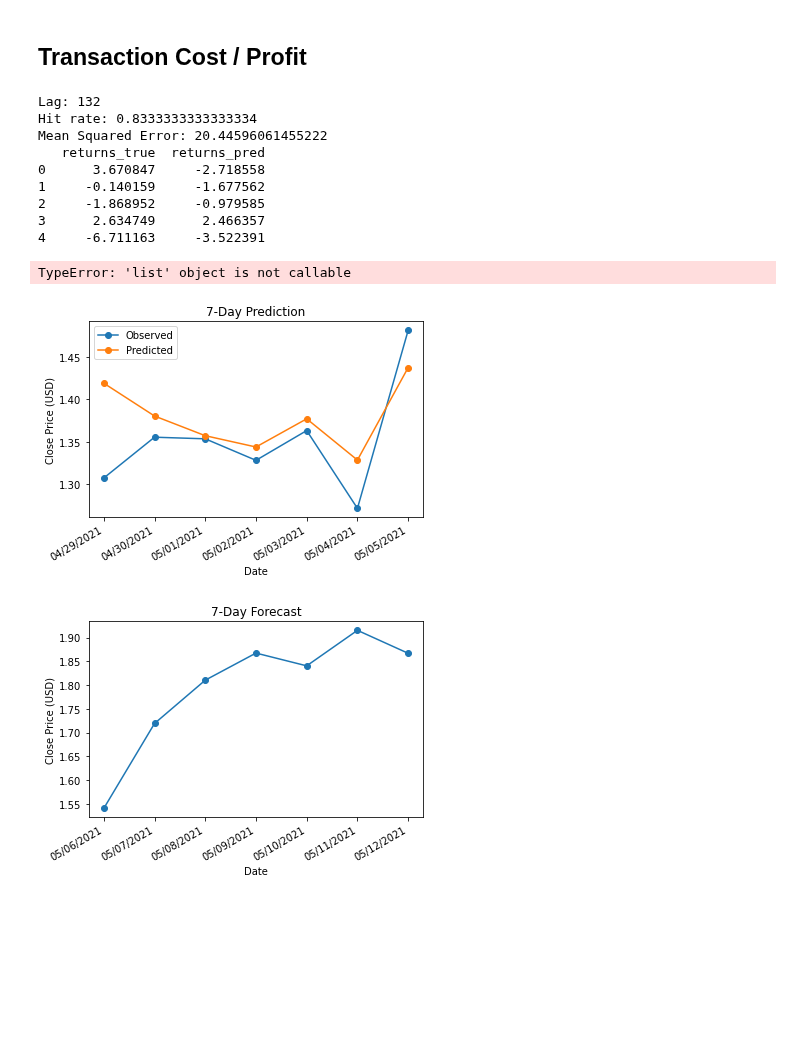
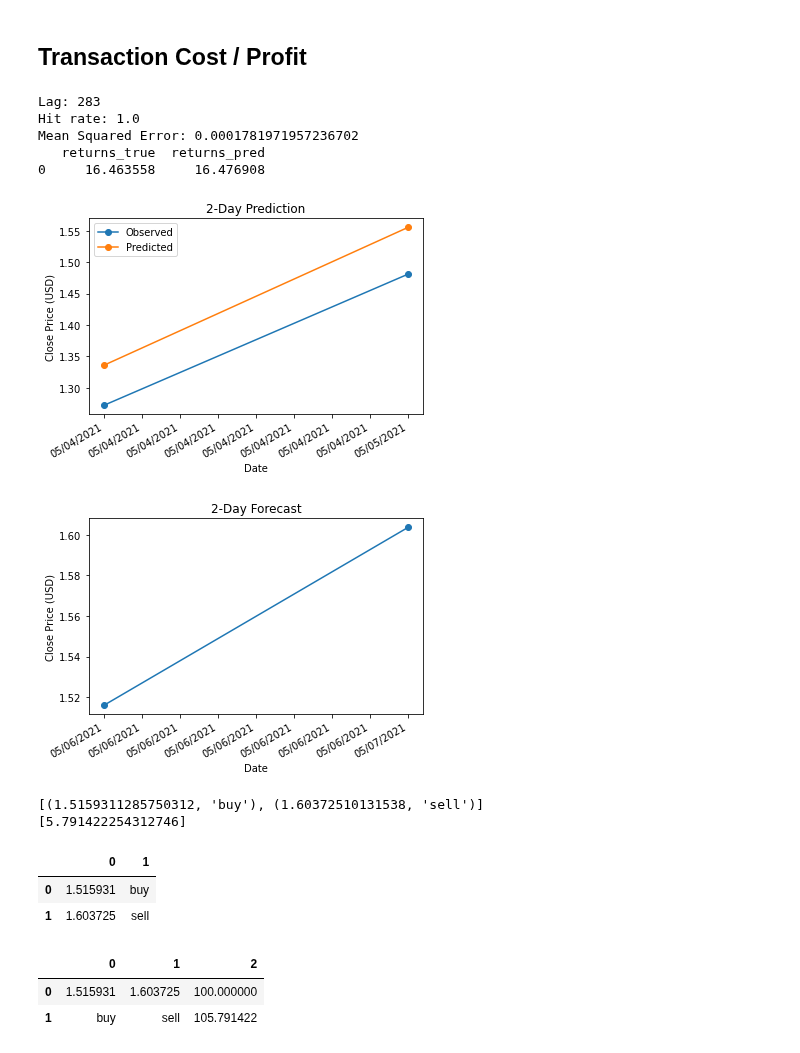
Before and after one commit to DSEI21000-S21/project-altcoinpriceprediction, a Jupyter notebook: experiments/mwander/CoinAPI.ipynb, the cells around one changed output. Saved outputs shown, nothing was run; the diff lists cells and outputs as text; code cells hidden in the pictures; blank space fills up the shorter version.

Commit message:
simple model profit and transactions

```diff
--- a/experiments/mwander/CoinAPI.ipynb
+++ b/experiments/mwander/CoinAPI.ipynb
@@ -125,7 +125,7 @@ def model_selection(data, forecast, dates, optimization='RET'):
     autoreg = AutoReg(X_train, lags=lag_order, old_names=True).fit()
     X_hat = autoreg.forecast(forecast)
 
-    df = pd.DataFrame(data={'returns_true':best_returns[0][0] , 'returns_pred':best_returns[0][1]})
+    df_returns = pd.DataFrame(data={'returns_true':best_returns[0][0] , 'returns_pred':best_returns[0][1]})
 
     plt.gca().xaxis.set_major_formatter(mdates.DateFormatter('%m/%d/%Y'))
     #plt.gca().xaxis.set_major_locator(mdates.DayLocator())
@@ -141,7 +141,7 @@ def model_selection(data, forecast, dates, optimization='RET'):
     print("Lag:", lag_order)
     print("Hit rate:", rates[lag_order])
     print("Mean Squared Error:", min(mses))
-    print(df.head())
+    print(df_returns.head())
 
 
     return min_mse_lags[0], df_returns
@@ -212,18 +232,21 @@ def short_term_trade_ar(data, forecast, dates, optimization='RET'):
 # %%
-hilo, returns_info = short_term_trade_ar(X, 7, df.index, 'RET')
+X = df['price_close'].apply(np.log).values
+hilo_info, returns_info = short_term_trade_ar(X, 2, 1000, df.index, 'RET')
 # %% [output]
-Lag: 132
-Hit rate: 0.8333333333333334
-Mean Squared Error: 20.44596061455222
+Lag: 283
+Hit rate: 1.0
+Mean Squared Error: 0.0001781971957236702
    returns_true  returns_pred
-0      3.670847     -2.718558
-1     -0.140159     -1.677562
-2     -1.868952     -0.979585
-3      2.634749      2.466357
-4     -6.711163     -3.522391
+0     16.463558     16.476908
-TypeError: 'list' object is not callable
-[figure, old version]
+[figure, new version]
-[figure, old version]
+[figure, new version]
 # %%
-print(hilo)
+print(hilo_info)
 print(returns_info)
+pd.DataFrame(hilo_info)
+# %% [output]
+[(1.5159311285750312, 'buy'), (1.60372510131538, 'sell')]
+[5.791422254312746]
+|  | 0 | 1 |
+| 0 | 1.515931 | buy |
+| 1 | 1.603725 | sell |
@@ -231,0 +253,7 @@ pd.DataFrame(hilo, columns=['returns', 'position'])
+# %%
+transactions(hilo_info, returns_info, 100)
+pd.DataFrame(
+# %% [output]
+|  | 0 | 1 | 2 |
+| 0 | 1.515931 | 1.603725 | 100.000000 |
+| 1 | buy | sell | 105.791422 |
```
Also changed, not shown: parts of 3 cells of this notebook.
